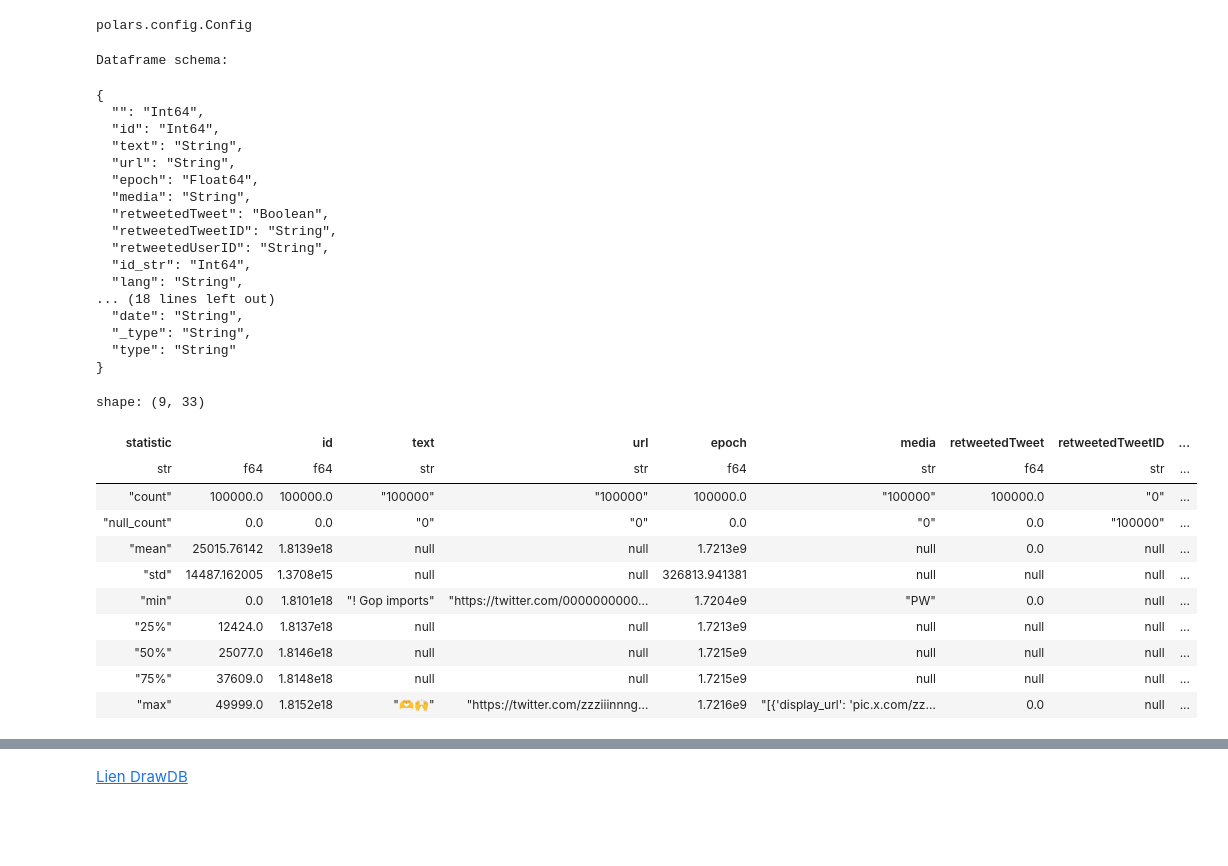
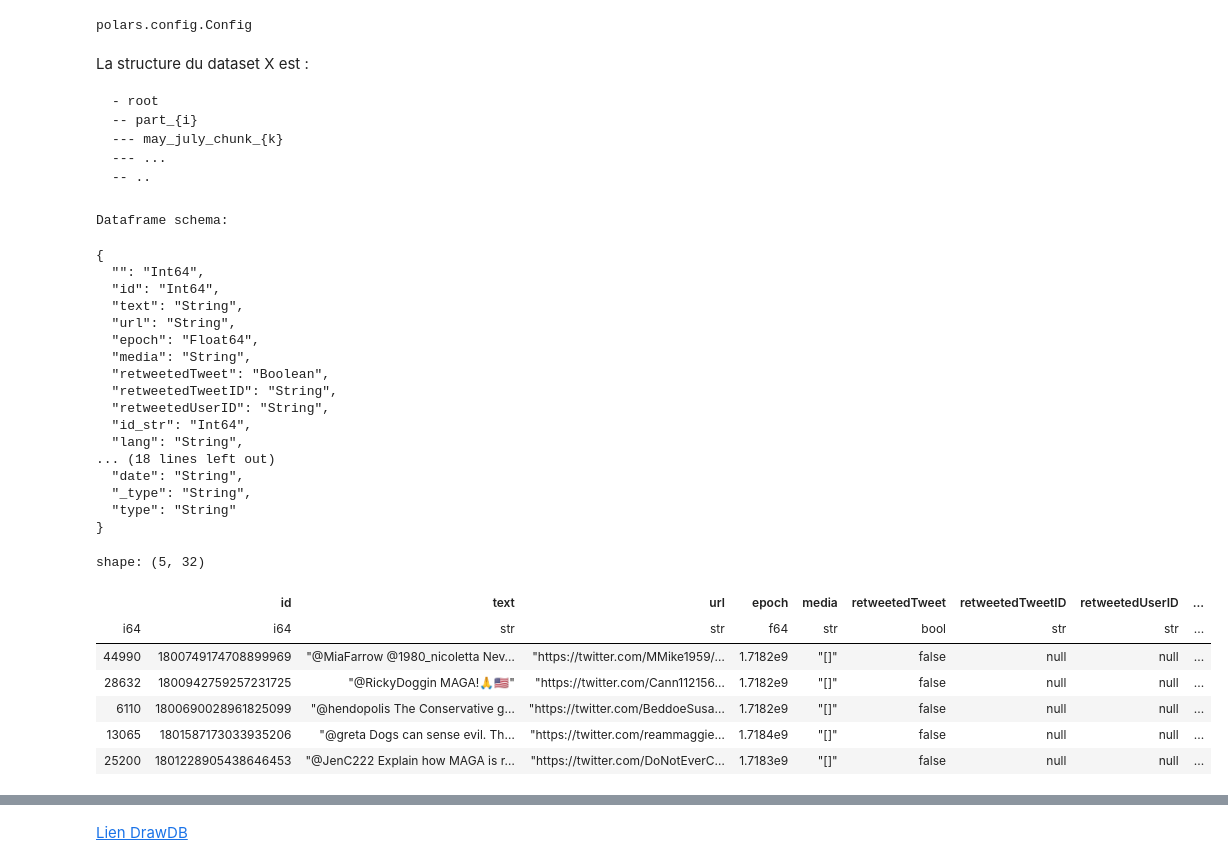
Before and after one commit to Cle07/hn-projet-x-bsky, a Jupyter notebook: explo.ipynb, the cells around one changed output, grey strips where cells are left out. Drawn from its saved outputs; the diff is of its cells as text; code cells hidden in the pictures; blank space fills up the shorter version.

````diff
--- a/explo.ipynb
+++ b/explo.ipynb
@@ -7,9 +7,18 @@ import glob
 pl.Config.set_tbl_cols(-1)# Configure Polars to display all columns
 # %% [output]
 polars.config.Config
+# %% [markdown]
+La structure du dataset X est :
+```
+- root
+-- part_{i}
+--- may_july_chunk_{k}
+--- ...
+-- ..
+```
 # %%
 # Glob and concat all the dataset in a lazy dataframe
-csv_files = glob.glob('data/part_9/may_july_chunk_*.csv')
+csv_files = glob.glob('data/part_1/may_july_chunk_*.csv')
 lazy_frames = [pl.scan_csv(file, schema_overrides={'in_reply_to_status_id_str': pl.Utf8}, ignore_errors=True) for file in csv_files]
 common_schema = lazy_frames[0].collect_schema()
 lazy_frames = [frame.with_columns([pl.col(col).cast(dtype) for col, dtype in common_schema.items()]) for frame in lazy_frames]
@@ -21,39 +30,36 @@ df = lazy_df.collect().sample(n=n)
 # %%
 print("\nDataframe schema:")
 schema_dict = {key: str(value) for key, value in df.schema.items()} # Adapt to dictionnary to rich print
 print_json(data=schema_dict)
 df.describe()
+df.head(5)
 # %% [output]
 Dataframe schema:
 {
   "": "Int64",
   "id": "Int64",
   "text": "String",
   "url": "String",
   "epoch": "Float64",
   "media": "String",
   "retweetedTweet": "Boolean",
   "retweetedTweetID": "String",
   "retweetedUserID": "String",
   "id_str": "Int64",
   "lang": "String",
 ... (18 lines left out)
   "date": "String",
   "_type": "String",
   "type": "String"
 }
-shape: (9, 33)
+shape: (5, 32)
-| statistic |  | id | text | url | epoch | media | retweetedTweet | retweetedTweetID | ... |
-| str | f64 | f64 | str | str | f64 | str | f64 | str | ... |
-| "count" | 100000.0 | 100000.0 | "100000" | "100000" | 100000.0 | "100000" | 100000.0 | "0" | ... |
-| "null_count" | 0.0 | 0.0 | "0" | "0" | 0.0 | "0" | 0.0 | "100000" | ... |
-| "mean" | 25015.76142 | 1.8139e18 | null | null | 1.7213e9 | null | 0.0 | null | ... |
-| "std" | 14487.162005 | 1.3708e15 | null | null | 326813.941381 | null | null | null | ... |
-| "min" | 0.0 | 1.8101e18 | "! Gop imports" | "https://twitter.com/0000000000… | 1.7204e9 | "PW" | 0.0 | null | ... |
-| "25%" | 12424.0 | 1.8137e18 | null | null | 1.7213e9 | null | null | null | ... |
-| "50%" | 25077.0 | 1.8146e18 | null | null | 1.7215e9 | null | null | null | ... |
-| "75%" | 37609.0 | 1.8148e18 | null | null | 1.7215e9 | null | null | null | ... |
-| "max" | 49999.0 | 1.8152e18 | "🫶🙌" | "https://twitter.com/zzziiinnng… | 1.7216e9 | "[{'display_url': 'pic.x.com/zz… | 0.0 | null | ... |
+|  | id | text | url | epoch | media | retweetedTweet | retweetedTweetID | retweetedUserID | ... |
+| i64 | i64 | str | str | f64 | str | bool | str | str | ... |
+| 44990 | 1800749174708899969 | "@MiaFarrow @1980_nicoletta Nev… | "https://twitter.com/MMike1959/… | 1.7182e9 | "[]" | false | null | null | ... |
+| 28632 | 1800942759257231725 | "@RickyDoggin MAGA!🙏🇺🇸" | "https://twitter.com/Cann112156… | 1.7182e9 | "[]" | false | null | null | ... |
+| 6110 | 1800690028961825099 | "@hendopolis The Conservative g… | "https://twitter.com/BeddoeSusa… | 1.7182e9 | "[]" | false | null | null | ... |
+| 13065 | 1801587173033935206 | "@greta Dogs can sense evil. Th… | "https://twitter.com/reammaggie… | 1.7184e9 | "[]" | false | null | null | ... |
+| 25200 | 1801228905438646453 | "@JenC222 Explain how MAGA is r… | "https://twitter.com/DoNotEverC… | 1.7183e9 | "[]" | false | null | null | ... |
 # %%
 # Filter the dataframe to include only the specified columns
 filtered_df = df.select([
````
Also changed, not shown: parts of 3 cells of this notebook, 7 other files.
